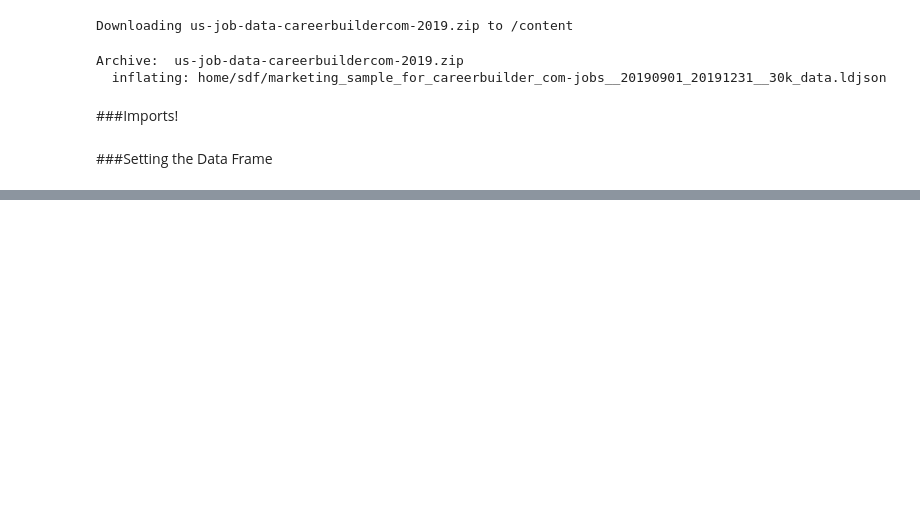
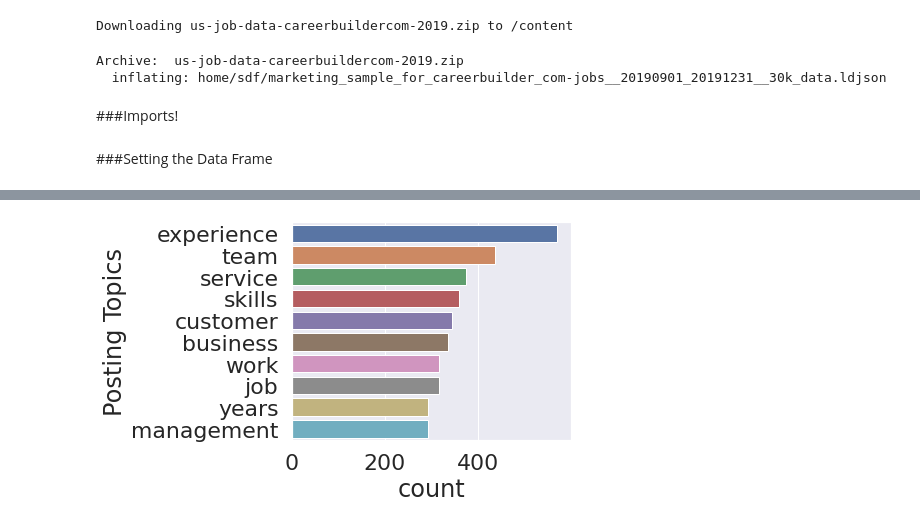
Before and after one commit to RicStrong/JobPostingAnalysis, a Jupyter notebook: JobPostingsAnalysis.ipynb, the cells around one changed output, grey strips where cells are left out. Saved outputs shown, nothing was run; the diff lists cells and outputs as text; code cells hidden in the pictures; blank space fills up the shorter version.

```diff
--- a/JobPostingsAnalysis.ipynb
+++ b/JobPostingsAnalysis.ipynb
@@ -82,0 +191,7 @@ dtype: float64
+# %%
+one_sentence = df['job_description'][9]
+doc = nlp(one_sentence)
+spacy.displacy.render(doc, style='ent', jupyter=True)
+
+for token in doc:
+    print(token, token.pos_)
@@ -82,0 +246,17 @@ dtype: float64
+# %%
+posting_topics = []
+for token in doc:
+    if (not token.is_stop) and (token.pos_ == "NOUN") and (len(str(token))>2):
+        posting_topics.append(token)
+
+posting_topics = [str(x) for x in posting_topics]
+# %%
+df_nouns = pd.DataFrame(posting_topics, columns=["Posting Topics"])
+df_nouns
+plt.figure(figsize=(5,4))
+sns.countplot(y="Posting Topics",
+             data=df_nouns,
+             order=df_nouns["Posting Topics"].value_counts().iloc[:10].index)
+plt.show()
+# %% [output]
+[figure, added]
```
Also changed, not shown: parts of 22 cells of this notebook.
